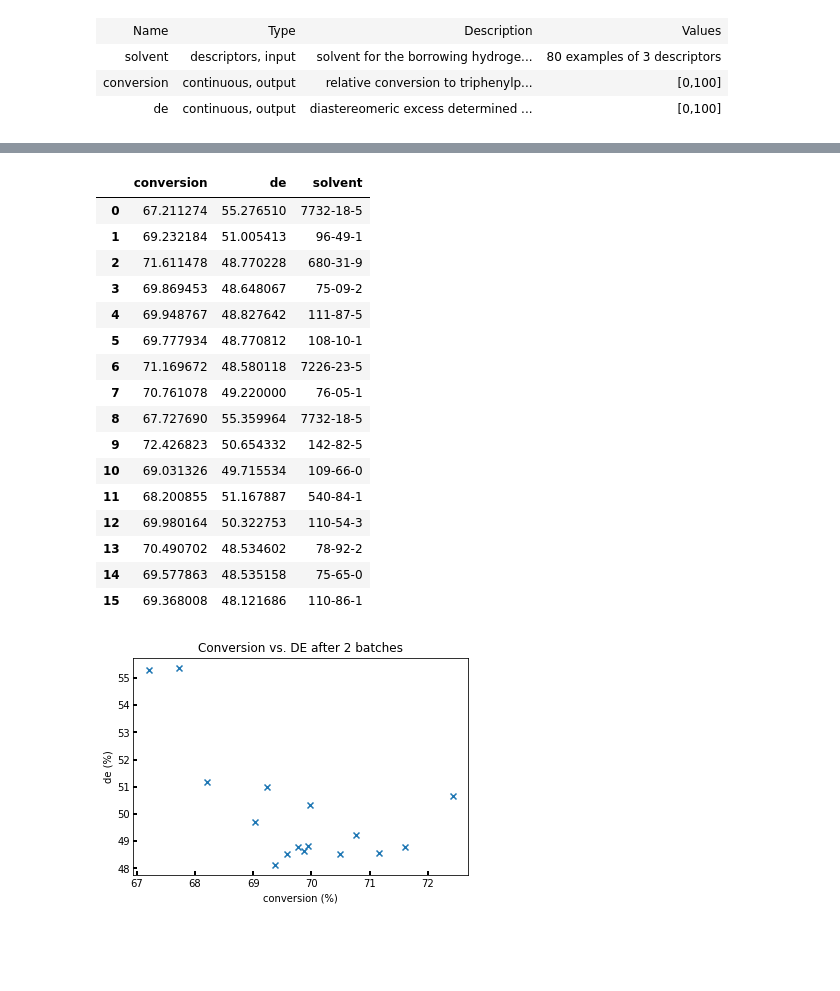
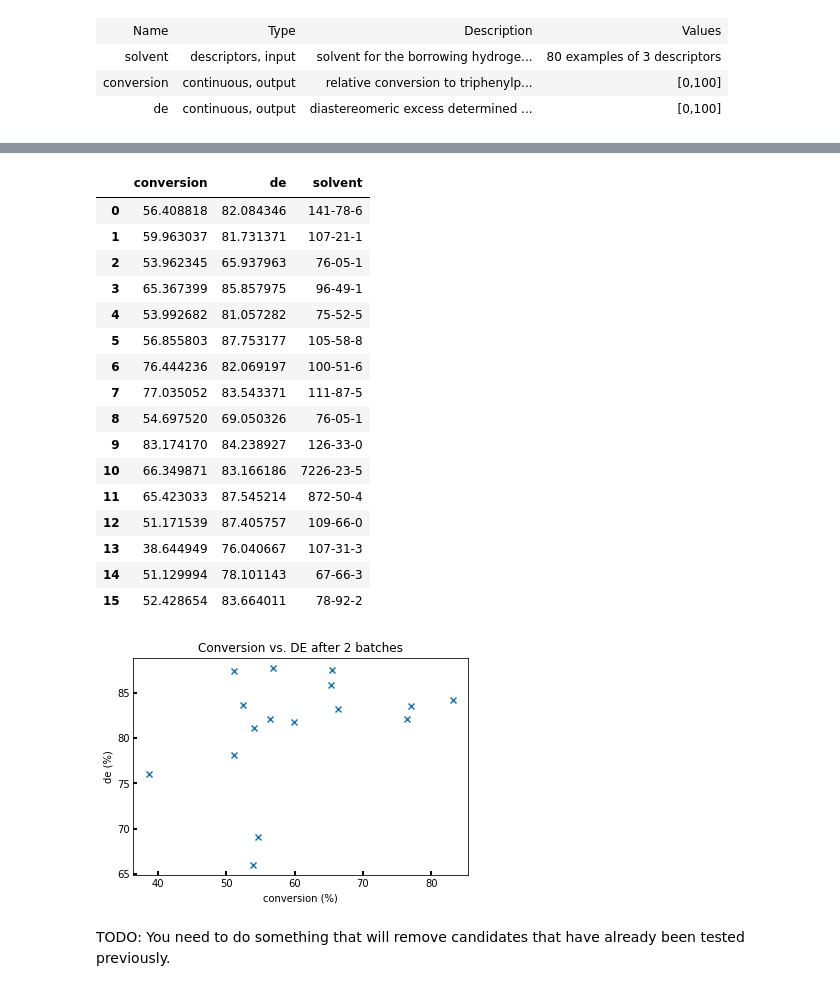
Before and after one commit to sustainable-processes/summit, a Jupyter notebook: case_studies/borrowing_hydrogen/optimization_in_silico.ipynb, the cells around one changed output, grey strips where cells are left out. Cells and saved outputs as stored; diff of their text form; code cells hidden in the pictures; blank space fills up the shorter version.

```diff
--- a/case_studies/borrowing_hydrogen/optimization_in_silico.ipynb
+++ b/case_studies/borrowing_hydrogen/optimization_in_silico.ipynb
@@ -76,14 +76,19 @@ def experiment(solvent_cas, random_state=np.random.RandomState()):
     t = 0.1 * random_state.randn(1) + 7
     exper_cd1 = cd1(t, T, es1)
     exper_cd2 = cd2(t, T, es2)
-#     print(f"es1: {es1}, es2: {es2}, cd1:{round(exper_cd1[0])}, cd2: {round(exper_cd2[0])}")
+
+    #Conversion with noise
     conversion = exper_cd1 + exper_cd2
-    max_value = 95.0 + random_state.randn(1)*2
-    conversion = min(max_value[0], conversion[0])
-    converison = conversion + random_state.randn(1)*2  #Analysis noise
+    max_conversion = 95.0 + random_state.randn(1)*2
+    conversion = min(max_conversion[0], conversion[0])
+    conversion = conversion + random_state.randn(1)*2
+    conversion=conversion[0]
+
     de = abs(exper_cd1-exper_cd2)/(exper_cd1 +exper_cd2)
-    de = min(1, de[0])
+    max_de =  0.98 + random_state.randn(1)*0.02
+    de = min(max_de[0], de[0])
     de = de + random_state.randn(1)*0.02
+    de = de[0]
     return np.array([conversion, de*100])
 # %%
 #Visualize values for all solvents
@@ -184,37 +191,36 @@ design
 # %%
 #Next set of experiments
-num_batches = 4
 lengthscales = np.zeros([num_batches, num_components, 2])
 lengthscales[0, :, :] = np.array([model._model.kern.lengthscale.values for model in models]).T
 experiments = initial_experiments.copy()
 new_experiments = [experiment(cas, random_state)
                    for cas in design.index.values]
 new_experiments = np.array(new_experiments)
 new_experiments = DataSet({('conversion', 'DATA'): new_experiments[:, 0],
                            ('de', 'DATA'): new_experiments[:, 1],
                            ('solvent', 'DATA'): design.index.values})
 new_experiments = new_experiments.set_index(np.arange(8, 16))
 new_experiments.columns.names = ['NAME', 'TYPE']
 previous_experiments = initial_experiments.append(new_experiments)
 previous_experiments
 # %% [output]
 |  | conversion | de | solvent |
-| 0 | 67.211274 | 55.276510 | 7732-18-5 |
-| 1 | 69.232184 | 51.005413 | 96-49-1 |
-| 2 | 71.611478 | 48.770228 | 680-31-9 |
-| 3 | 69.869453 | 48.648067 | 75-09-2 |
-| 4 | 69.948767 | 48.827642 | 111-87-5 |
-| 5 | 69.777934 | 48.770812 | 108-10-1 |
-| 6 | 71.169672 | 48.580118 | 7226-23-5 |
-| 7 | 70.761078 | 49.220000 | 76-05-1 |
-| 8 | 67.727690 | 55.359964 | 7732-18-5 |
-| 9 | 72.426823 | 50.654332 | 142-82-5 |
-| 10 | 69.031326 | 49.715534 | 109-66-0 |
-| 11 | 68.200855 | 51.167887 | 540-84-1 |
-| 12 | 69.980164 | 50.322753 | 110-54-3 |
-| 13 | 70.490702 | 48.534602 | 78-92-2 |
-| 14 | 69.577863 | 48.535158 | 75-65-0 |
-| 15 | 69.368008 | 48.121686 | 110-86-1 |
+| 0 | 56.408818 | 82.084346 | 141-78-6 |
+| 1 | 59.963037 | 81.731371 | 107-21-1 |
+| 2 | 53.962345 | 65.937963 | 76-05-1 |
+| 3 | 65.367399 | 85.857975 | 96-49-1 |
+| 4 | 53.992682 | 81.057282 | 75-52-5 |
+| 5 | 56.855803 | 87.753177 | 105-58-8 |
+| 6 | 76.444236 | 82.069197 | 100-51-6 |
+| 7 | 77.035052 | 83.543371 | 111-87-5 |
+| 8 | 54.697520 | 69.050326 | 76-05-1 |
+| 9 | 83.174170 | 84.238927 | 126-33-0 |
+| 10 | 66.349871 | 83.166186 | 7226-23-5 |
+| 11 | 65.423033 | 87.545214 | 872-50-4 |
+| 12 | 51.171539 | 87.405757 | 109-66-0 |
+| 13 | 38.644949 | 76.040667 | 107-31-3 |
+| 14 | 51.129994 | 78.101143 | 67-66-3 |
+| 15 | 52.428654 | 83.664011 | 78-92-2 |
 # %%
 #Visualize the data
 fig = plt.figure()
@@ -228,5 +234,7 @@ plt.savefig('outputs/in_silico_pareto_2_batches.png')
 plt.savefig('outputs/in_silico_pareto_2_batches.svg')
 # print(f"Promising solvent: {}")
 # %% [output]
-[figure, old version]
+[figure, new version]
+# %% [markdown]
+TODO: You need to do something that will remove candidates that have already been tested previously.
 # %%
```
Also changed, not shown: parts of 6 cells of this notebook, 5 other files.
